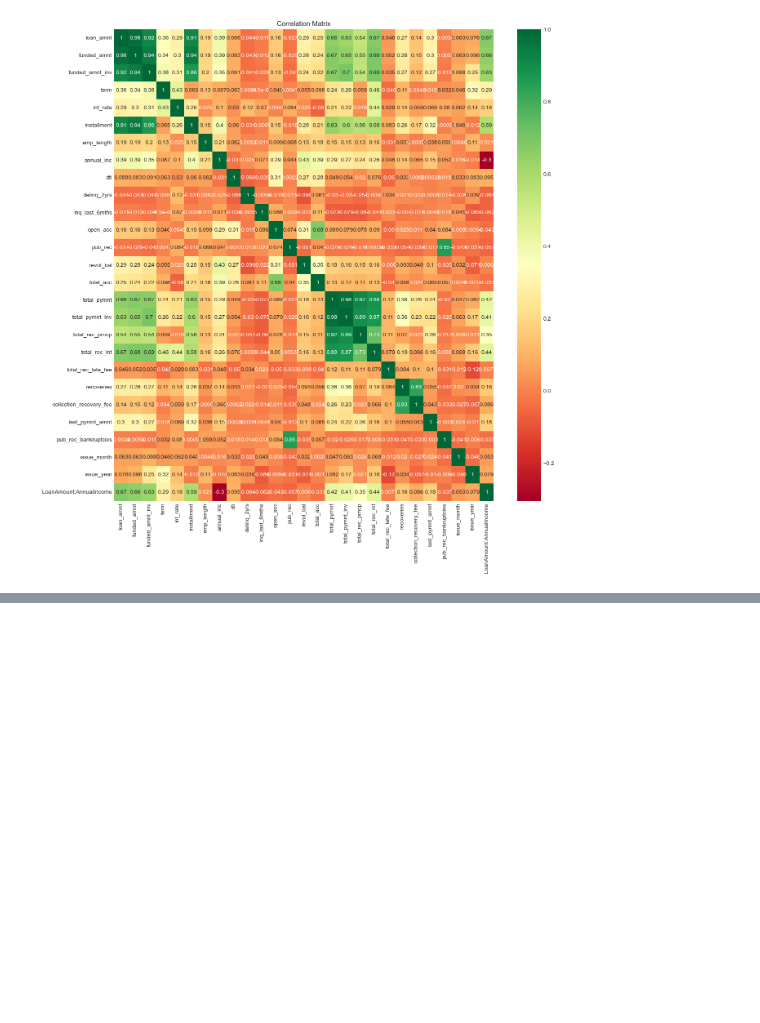
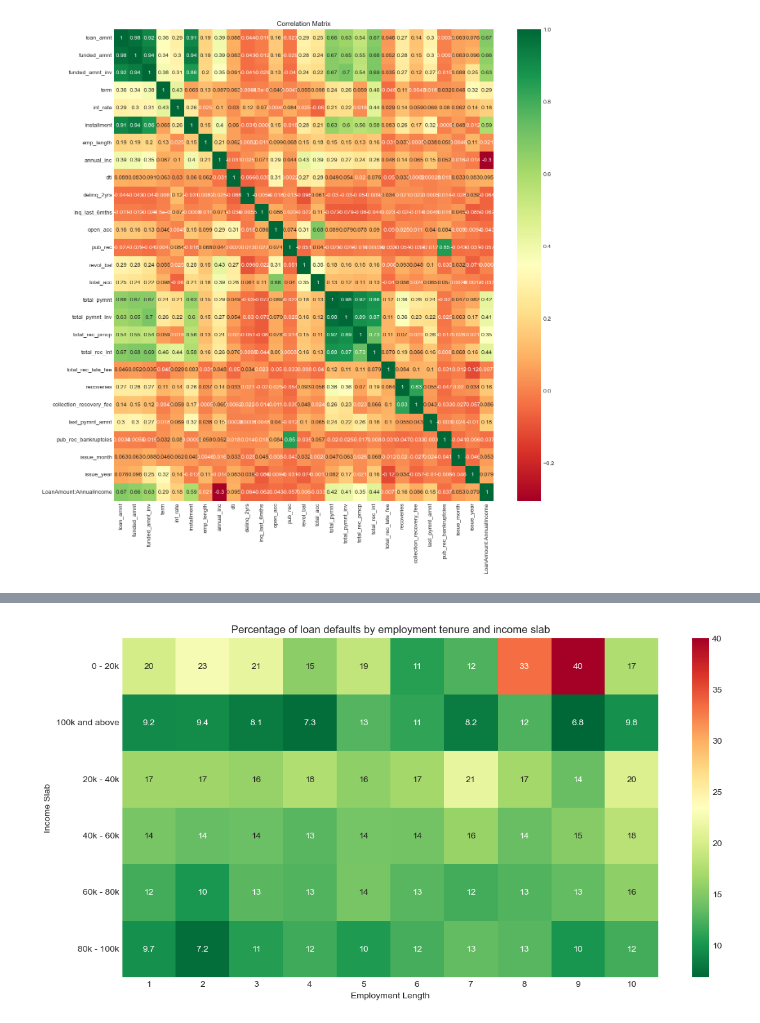
Before and after one commit to cyberpirate92/lending-club-case-study, a Jupyter notebook: Lending Club Case Study.ipynb, the cells around one changed output, grey strips where cells are left out. Drawn from its saved outputs; the diff is of its cells as text; code cells hidden in the pictures; blank space fills up the shorter version.

```diff
--- a/Lending Club Case Study.ipynb
+++ b/Lending Club Case Study.ipynb
@@ -1211,0 +1286,13 @@ plt.show()
+# %%
+binned_defaults_data = pd.pivot_table(
+    data=loan_data[loan_data.loan_status=='Charged Off'],
+    columns=['emp_length'],
+    index='annual_inc_bin',
+    aggfunc='size'
+).div(pd.pivot_table(
+    data=loan_data,
+    columns=['emp_length'],
+    index='annual_inc_bin',
+    aggfunc='size'
+)).mul(100)
+binned_defaults_data
@@ -1211,0 +1308,10 @@ plt.show()
+# %%
+fig, ax = plt.subplots(figsize=(12, 6))
+sns.heatmap(binned_defaults_data, cmap='RdYlGn_r', annot=True)
+plt.tight_layout()
+plt.title('Percentage of loan defaults by employment tenure and income slab')
+plt.xlabel('Employment Length')
+plt.ylabel('Income Slab')
+plt.show()
+# %% [output]
+[figure, added]
```
Also changed, not shown: parts of 57 cells of this notebook.
